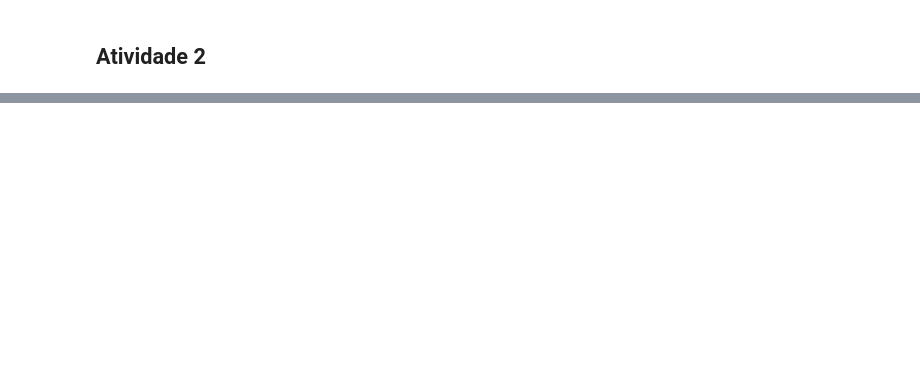
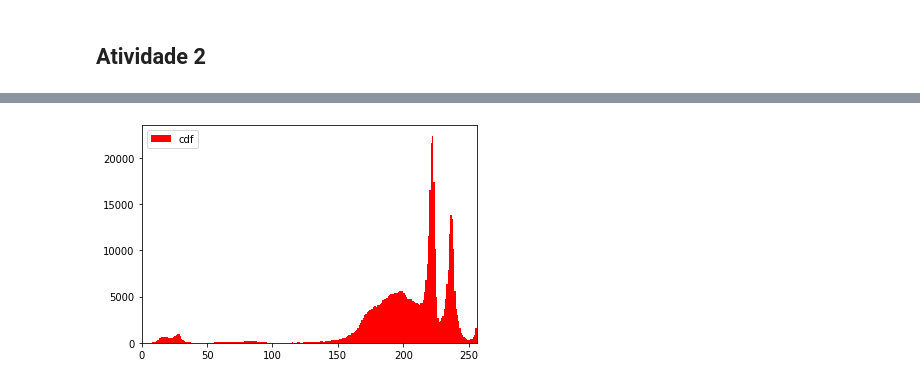
Before and after one commit to Insper/robot202, a Jupyter notebook: aula01/Atividade1_Visao.ipynb, the cells around one changed output, grey strips where cells are left out. Saved outputs shown, nothing was run; the diff lists cells and outputs as text; code cells hidden in the pictures; blank space fills up the shorter version.

```diff
--- a/aula01/Atividade1_Visao.ipynb
+++ b/aula01/Atividade1_Visao.ipynb
@@ -122,0 +106,9 @@ plot_hists(cena, plt)
+# %%
+hist,bins = np.histogram(img_r.flatten(),256,[0,256])
+
+plt.hist(img_r.flatten(),256,[0,256], color = 'r')
+plt.xlim([0,256])
+plt.legend(('cdf','histogram'), loc = 'upper left')
+plt.show()
+# %% [output]
+[figure, added]
```
Also changed, not shown: parts of 18 cells of this notebook.
